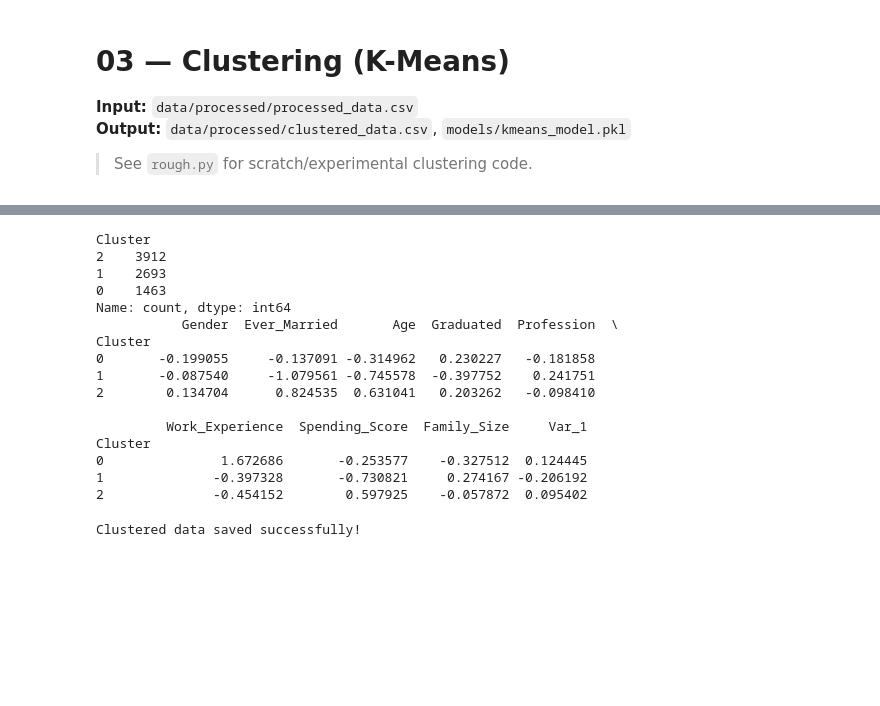
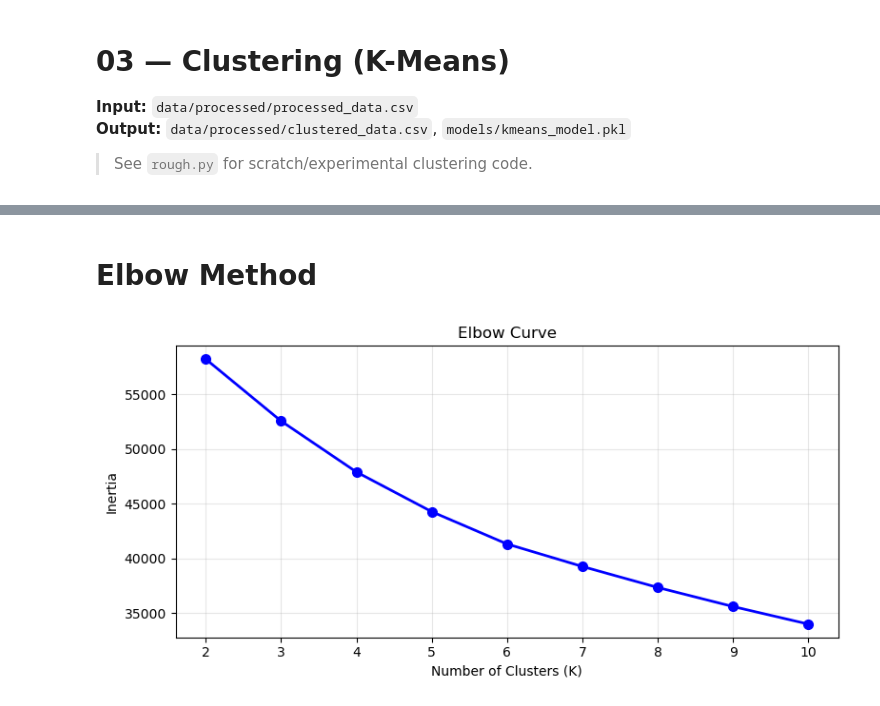
Before and after one commit to aashisrjl/customer-segmentation-purchace-Behaviour-Classification, a Jupyter notebook: notebooks/03_clustering.ipynb, the cells around one changed output, grey strips where cells are left out. Saved outputs shown, nothing was run; the diff lists cells and outputs as text; code cells hidden in the pictures; blank space fills up the shorter version.

```diff
--- a/notebooks/03_clustering.ipynb
+++ b/notebooks/03_clustering.ipynb
@@ -24,3 +25,0 @@ df.head()
-# %%
-# fill missing numeric values
-df = df.fillna(df.median())
@@ -41,16 +25,0 @@ df_scaled = scaler.fit_transform(df)
-# %%
-from sklearn.cluster import KMeans
-import matplotlib.pyplot as plt
-
-inertia = []
-
-for k in range(1, 11):
-    kmeans = KMeans(n_clusters=k, random_state=42)
-    kmeans.fit(df_scaled)
-    inertia.append(kmeans.inertia_)
-
-plt.plot(range(1, 11), inertia, marker='o')
-plt.title("Elbow Method")
-plt.xlabel("Number of Clusters (K)")
-plt.ylabel("Inertia")
-plt.show()
@@ -59,30 +26,22 @@ plt.show()
-# %%
-kmeans = KMeans(n_clusters=3, random_state=42)
-
-df['Cluster'] = kmeans.fit_predict(df_scaled)
-# %%
-print(df['Cluster'].value_counts())
-print(df.groupby('Cluster').mean())
-# %% [output]
-Cluster
-2    3912
-1    2693
-0    1463
-Name: count, dtype: int64
-           Gender  Ever_Married       Age  Graduated  Profession  \
-Cluster
-0       -0.199055     -0.137091 -0.314962   0.230227   -0.181858
-1       -0.087540     -1.079561 -0.745578  -0.397752    0.241751
-2        0.134704      0.824535  0.631041   0.203262   -0.098410
-
-         Work_Experience  Spending_Score  Family_Size     Var_1
-Cluster
-0               1.672686       -0.253577    -0.327512  0.124445
-1              -0.397328       -0.730821     0.274167 -0.206192
-2              -0.454152        0.597925    -0.057872  0.095402
-# %%
-df.to_csv('../data/processed/clustered_data.csv', index=False)
-
-print("Clustered data saved successfully!")
-# %% [output]
-Clustered data saved successfully!
+# %% [markdown]
+# Elbow Method
+# %%
+inertias = []
+K_range = range(2,11)
+
+for k in K_range:
+    km = KMeans(n_clusters=k, random_state=42, n_init=10)
+    km.fit(df)
+    inertias.append(km.inertia_)
+# %%
+plt.figure(figsize=(8, 4))
+plt.plot(K_range, inertias, 'bo-', linewidth=2, markersize=7)
+plt.xlabel('Number of Clusters (K)')
+plt.ylabel('Inertia')
+plt.title('Elbow Curve')
+plt.grid(alpha=0.3)
+plt.tight_layout()
+plt.savefig('../plots/elbow_curve.png', dpi=150)
+plt.show()
+# %% [output]
+[figure, added]
```
Also changed, not shown: parts of 15 cells of this notebook, 10 other files.
